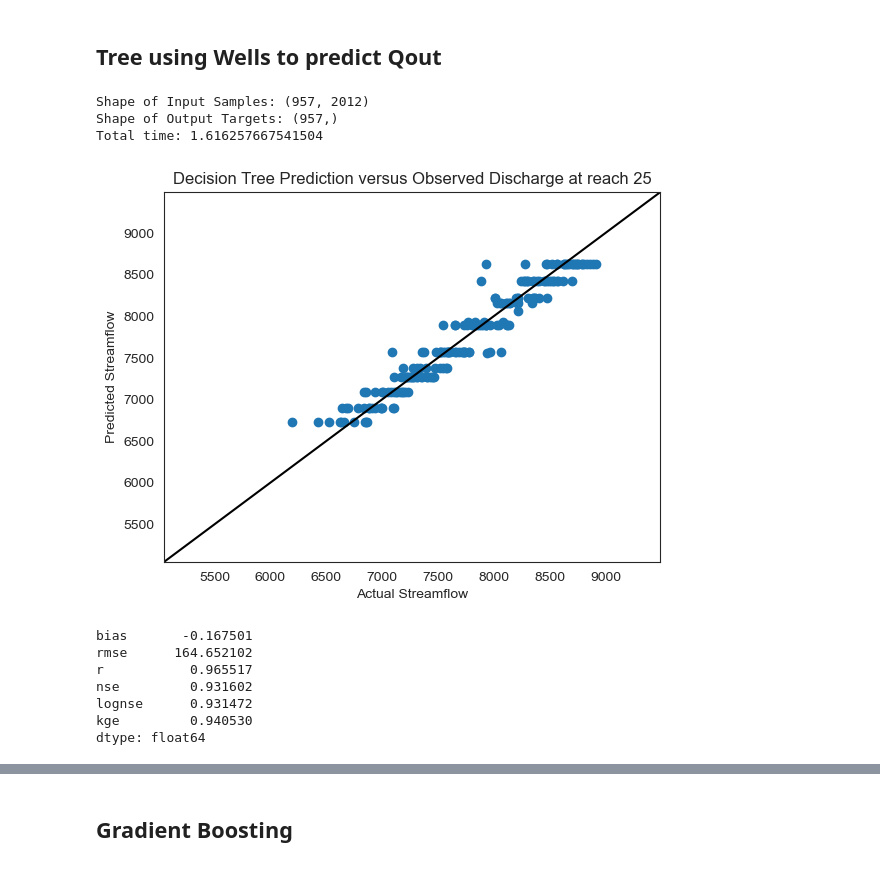
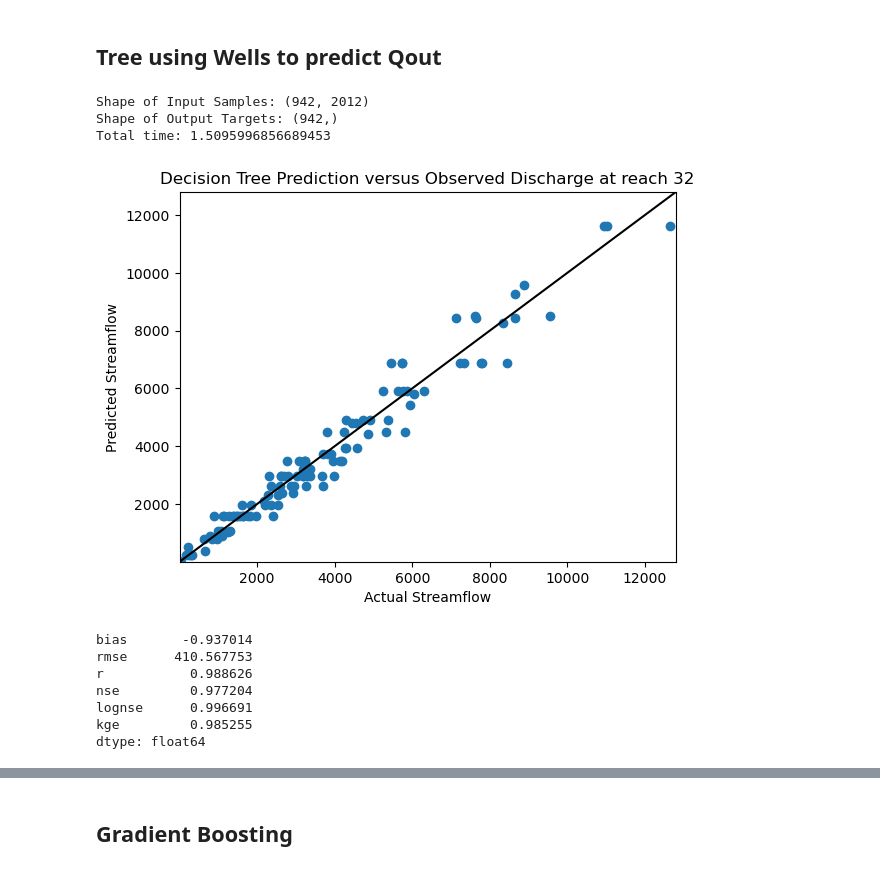
Before and after one commit to davermurray/mf-trees, a Jupyter notebook: mf-trees_SSscenario.ipynb, the cells around one changed output, grey strips where cells are left out. Cells and saved outputs as stored; diff of their text form; code cells hidden in the pictures.

```diff
--- a/mf-trees_SSscenario.ipynb
+++ b/mf-trees_SSscenario.ipynb
@@ -1,18 +1,16 @@
 # %%
 import numpy as np
-import flopy
+import pandas as pd
+import time
 import matplotlib.pyplot as plt
 import matplotlib as mp
-import pandas as pd
-import os
-import csv
-import time
-import seaborn as sns
-sns.set_style("white")
+import matplotlib.cm as cm
+
+import flopy
 
 from scipy.interpolate import interp2d
 from scipy.interpolate import griddata
-import matplotlib.cm as cm
+from scipy import stats
 
 from flopy.utils.sfroutputfile import SfrFile
 
@@ -23,7 +21,6 @@ from sklearn.model_selection import train_test_split # Import train_test_split f
 from sklearn import metrics #Import scikit-learn metrics module for accuracy calculation
 from sklearn.ensemble import RandomForestRegressor
 from sklearn.ensemble import GradientBoostingRegressor
-from sklearn.inspection import permutation_importance
 from sklearn.model_selection import RandomizedSearchCV
 
 from treeFuncs import trainAndEvaluateModel
@@ -31,7 +28,6 @@ from treeFuncs import metrics
 from treeFuncs import plotImportance
 
 from spotpy.objectivefunctions import correlationcoefficient as r
-from scipy import stats
 
 modws ="C:/Users/davem/Documents/Thesis/modflow/mfoutput"
 modws= "D:/mfoutput"
@@ -667,14 +497,9 @@ well num, well col, well row
 random_state = 29
 
 #DIFF best pars
-best_pars_dt = {'splitter': 'best','max_features': 1.0,'min_samples_split': 2, 'min_samples_leaf': 2, 'min_impurity_decrease': 5, 'max_leaf_nodes': None, 'max_depth': 4, 'criterion': 'squared_error'}
 
-#best_pars_dt = {'splitter': 'best','max_features': 1.0,'min_samples_split': 15, 'min_samples_leaf': 1, 'min_impurity_decrease': 15, 'max_leaf_nodes': 86, 'max_depth': 5, 'criterion': 'friedman_mse'}
-
-
-#best_pars_dt = {'min_samples_split': 15, 'min_samples_leaf': 2, 'min_impurity_decrease': 15, 'max_leaf_nodes': 56, 'max_depth': 4, 'criterion': 'friedman_mse'}#best_pars_dt = None
-#best_pars_dt = {'splitter': 'best', 'min_samples_split': 15, 'min_samples_leaf': 2, 'min_impurity_decrease': 35, 'max_leaf_nodes': 263, 'max_features': 1.0, 'max_depth': 7, 'criterion': 'squared_error',  'random_state': 1}
-#best_pars_dt = {'criterion' : 'absolute_error','min_impurity_decrease': 0.01}
+#head and streamflow hyperparameters
+best_pars_dt = {'splitter': 'best','max_features': 1.0,'min_samples_split': 5, 'min_samples_leaf': 2, 'min_impurity_decrease': 25, 'max_leaf_nodes': 52, 'max_depth': 6, 'criterion': 'friedman_mse'}
 # %%
 # Split dataset into training set and test set, default here is 30% test
 import importlib
@@ -683,54 +508,49 @@ importlib.reload(treeFuncs)
 from treeFuncs import trainAndEvaluateModel
 from treeFuncs import metrics
 
 t0 = time.time()
 n = 1
 
+rn = 32
+random_state = 29
 
-#new_zone_q = np.log(ReachQdf.loc[well_head_noRiv.index]+1)
-#new_zone_q = ReachQdf.loc[well_head_noRiv.index]
-
-rn = 25
-#imp_df, metrics_df, impurity_list, Tree, y_test, y_pred = trainAndEvaluateModel(DecisionTreeRegressor, norm_well_df, norm_q_df[rn], None, 0.2, n, random_state)
-#imp_df, metrics_df, impurity_list, Tree, y_test, y_pred = trainAndEvaluateModel(DecisionTreeRegressor, well_head_noRiv, new_zone_q[rn], None, 0.2, n, random_state)
-
-imp_df, metrics_df, impurity_list, Tree, y_test, y_pred = trainAndEvaluateModel(DecisionTreeRegressor, well_head_noRiv, new_zone_q[rn], best_pars_dt, 0.2, n, random_state)
+imp_df, metrics_df, impurity_list, Tree, y_test, y_pred_dt = trainAndEvaluateModel(DecisionTreeRegressor, well_head_noRiv, new_zone_q[rn], best_pars_dt, 0.2, n, random_state)
 
 print('Total time: ' + str(time.time()-t0))
 
 plt.figure()
-plt.scatter(y_test, y_pred)
+plt.scatter(y_test, y_pred_dt)
 
-outmax = np.max(y_pred) *1.1
-outmin = np.min(y_pred) *0.75
+outmax = np.max(y_pred_dt) *1.1
+outmin = np.min(y_pred_dt) *0.75
 
 plt.plot([outmin, outmax], [outmin, outmax], color='k', linestyle='-')
 
 lim_tup = (outmin,outmax)
 plt.ylim(lim_tup)
 plt.xlim(lim_tup)
 
 plt.xlabel("Actual Streamflow")
 plt.ylabel("Predicted Streamflow")
 title = "Decision Tree Prediction versus Observed Discharge at reach " + str(rn)
 plt.title(title)
 #plt.yscale('log')
 #plt.xscale('log')
 #plt.legend()
 plt.show()
 
 print(metrics_df.mean())
 # %% [output]
-Shape of Input Samples: (957, 2012)
-Shape of Output Targets: (957,)
-Total time: 1.616257667541504
+Shape of Input Samples: (942, 2012)
+Shape of Output Targets: (942,)
+Total time: 1.5095996856689453
-[figure, old version]
+[figure, new version]
-bias       -0.167501
-rmse      164.652102
-r           0.965517
-nse         0.931602
-lognse      0.931472
-kge         0.940530
+bias       -0.937014
+rmse      410.567753
+r           0.988626
+nse         0.977204
+lognse      0.996691
+kge         0.985255
 dtype: float64
 # %%
 import importlib
```
Also changed, not shown: parts of 46 cells of this notebook, 9 other files.
